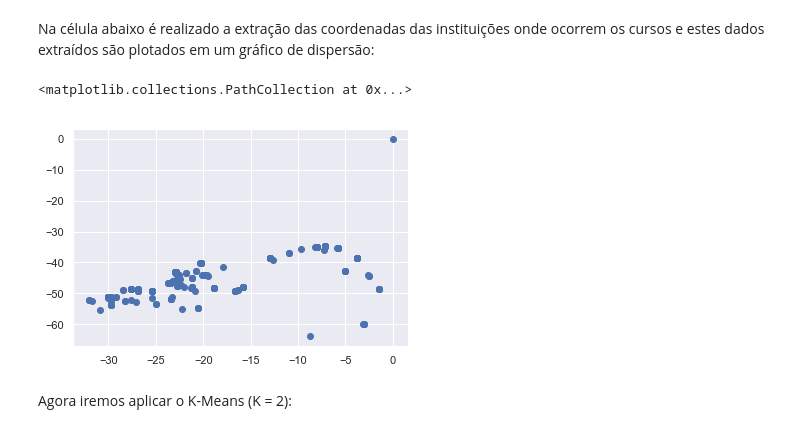
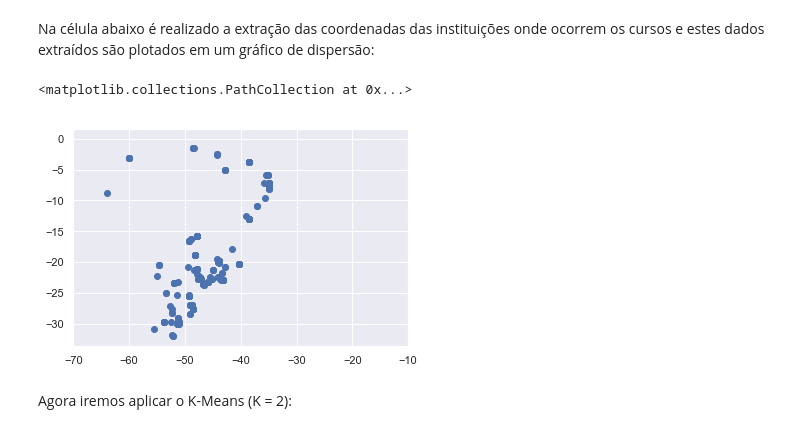
Before and after one commit to isaacpinheiro/projeto-md, a Jupyter notebook: notebooks/coordenadas.ipynb, the cells around one changed output. Cells and saved outputs as stored; diff of their text form; code cells hidden in the pictures.

```diff
--- a/notebooks/coordenadas.ipynb
+++ b/notebooks/coordenadas.ipynb
@@ -33,11 +33,12 @@ Na célula abaixo é realizado a extração das coordenadas das instituições o
 # %%
 X = gerarLista(sucupira['(instituicao) coordenadas'].to_list())
 X = np.array(X)
 
-plt.scatter(X[:, 0], X[:, 1])
+plt.xlim([-70, -10])
+plt.scatter(X[:, 1], X[:, 0])
 # %% [output]
 <matplotlib.collections.PathCollection at 0x...>
-[figure, old version]
+[figure, new version]
 # %% [markdown]
 Agora iremos aplicar o K-Means (K = 2):
 # %%
```
Also changed, not shown: parts of 3 cells of this notebook.
